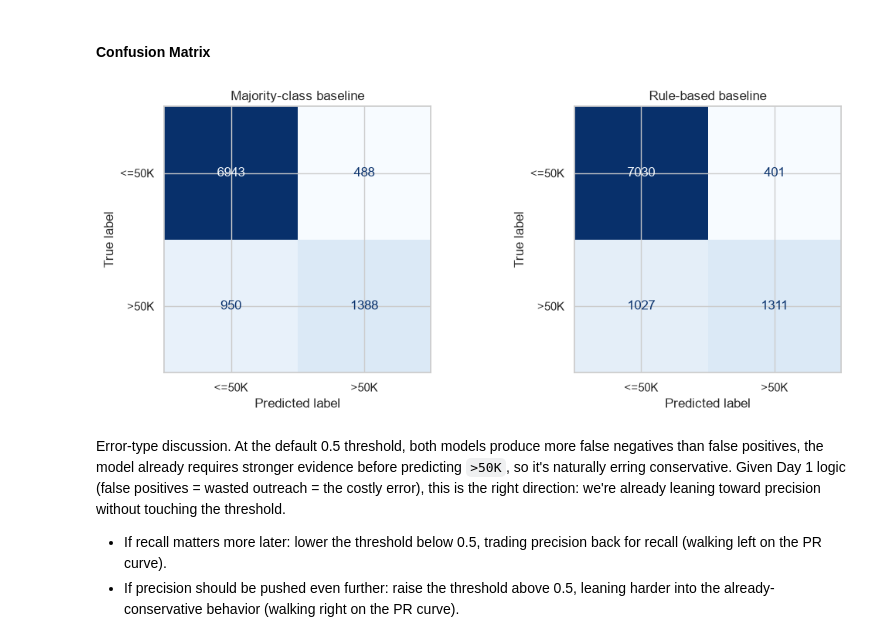
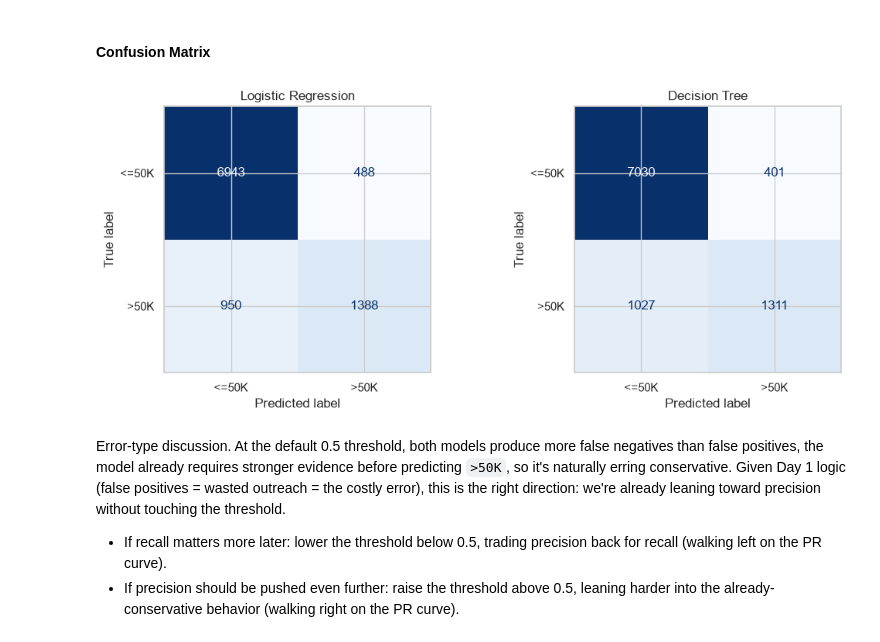
Before and after one commit to abdul-sami88/Netixsol, a Jupyter notebook: Week_4_CMIT_B2/Day2/week4_day2_adult_continued.ipynb, the cells around one changed output. Drawn from its saved outputs; the diff is of its cells as text; code cells hidden in the pictures.

```diff
--- a/Week_4_CMIT_B2/Day2/week4_day2_adult_continued.ipynb
+++ b/Week_4_CMIT_B2/Day2/week4_day2_adult_continued.ipynb
@@ -215,7 +215,7 @@ train_dev_df, test_df = train_test_split(
 # (10% of the ORIGINAL data -> 12.5% of train_dev_df, since train_dev_df is 80% of total)
 train_df, dev_df = train_test_split(
     train_dev_df, test_size=0.125, stratify=train_dev_df["target"], random_state=RANDOM_STATE
-)
+) # will be used later , reserved for tommorow
 
 print(f"Train size: {len(train_df)}  ({len(train_df)/len(df):.1%} of full data)")
 print(f"Dev size:   {len(dev_df)}   ({len(dev_df)/len(df):.1%} of full data)")
@@ -500,22 +500,22 @@ plt.show()
 # %%
 confusion_matrix_log_reg = confusion_matrix(y_test, y_pred_log_reg)
 confusion_matrix_dec_tree = confusion_matrix(y_test, y_pred_dec_tree)
 
 # Confusion matrices for both models
 fig, axes = plt.subplots(1, 2, figsize=(11, 4.5))
 
 confusion_matrix_log_reg = confusion_matrix(y_test, y_pred_log_reg)
 ConfusionMatrixDisplay(confusion_matrix_log_reg, display_labels=["<=50K", ">50K"]).plot(ax=axes[0], colorbar=False, cmap="Blues")
-axes[0].set_title("Majority-class baseline")
+axes[0].set_title("Logistic Regression")
 
 confusion_matrix_dec_tree = confusion_matrix(y_test, y_pred_dec_tree)
 ConfusionMatrixDisplay(confusion_matrix_dec_tree, display_labels=["<=50K", ">50K"]).plot(ax=axes[1], colorbar=False, cmap="Blues")
-axes[1].set_title("Rule-based baseline")
+axes[1].set_title("Decision Tree")
 
 plt.tight_layout()
 plt.show()
 # %% [output]
-[figure, old version]
+[figure, new version]
 # %% [markdown]
 Error-type discussion. At the default 0.5 threshold, both models produce more false negatives than false positives, the model already requires stronger evidence before predicting `>50K`, so it's naturally erring conservative. Given Day 1 logic (false positives = wasted outreach = the costly error), this is the right direction: we're already leaning toward precision without touching the threshold.
 
```
Also changed, not shown: parts of 1 cell of this notebook.
